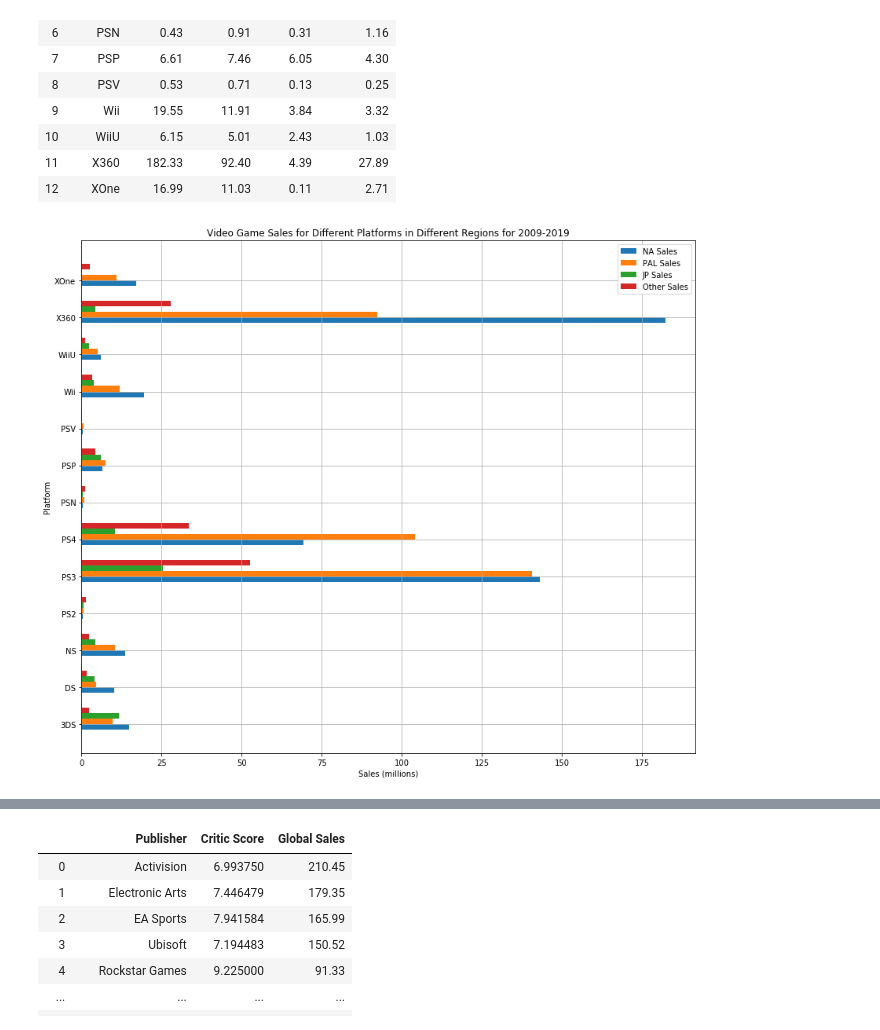
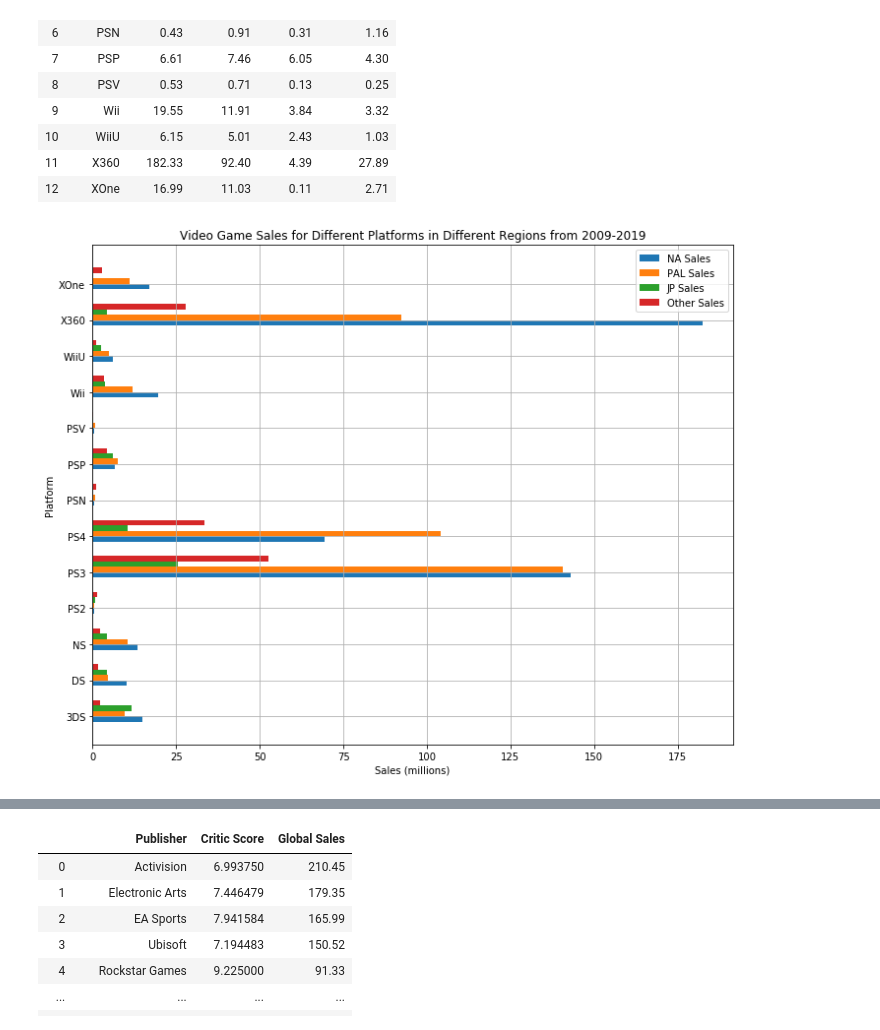
Before and after one commit to melaniefollett/project1, a Jupyter notebook: Melanie_Project1.ipynb, the cells around one changed output, grey strips where cells are left out. Drawn from its saved outputs; the diff is of its cells as text; code cells hidden in the pictures.

Commit message:
Updated graphs

```diff
--- a/Melanie_Project1.ipynb
+++ b/Melanie_Project1.ipynb
@@ -310,35 +312,36 @@ platforms_df
 # %%
 #Plot bar graph for Regional Sales vs. Platforms
 
-fig, ax = plt.subplots(figsize=(14, 12))
+fig, ax = plt.subplots(figsize=(10, 8))
 
 num_platforms = len(platforms_df["Platform"])
 ind = np.arange(num_platforms)
 width = 0.15
 
 p1 = ax.barh(ind, platforms_df["NA Sales"], width)
 p2 = ax.barh(ind + width, platforms_df["PAL Sales"], width)
 p3 = ax.barh(ind + width*2, platforms_df["JP Sales"], width)
 p4 = ax.barh(ind + width*3, platforms_df["Other Sales"], width)
 
-ax.set_title('Video Game Sales for Different Platforms in Different Regions for 2009-2019')
+ax.set_title('Video Game Sales for Different Platforms in Different Regions from 2009-2019')
 ax.set_xlabel('Sales (millions)')
 ax.set_ylabel('Platform')
 
 ax.set_yticks(ind + width / 2)
 
 ax.set_yticklabels(platforms_df["Platform"])
 
 plt.legend(['NA Sales', 'PAL Sales', 'JP Sales', 'Other Sales'], loc='upper right')
 plt.grid()
+plt.tight_layout()
 
 #Save the plot
 plt.savefig('../Project 1/regional_sales_platforms_bar.png')
 
 #Show the plot
 plt.show()
 # %% [output]
-[figure, old version]
+[figure, new version]
 # %%
 #GLOBAL SALES AND RATINGS FOR DIFFERENT DEVELOPERS
 
```
Also changed, not shown: parts of 7 cells of this notebook, 6 other files.
